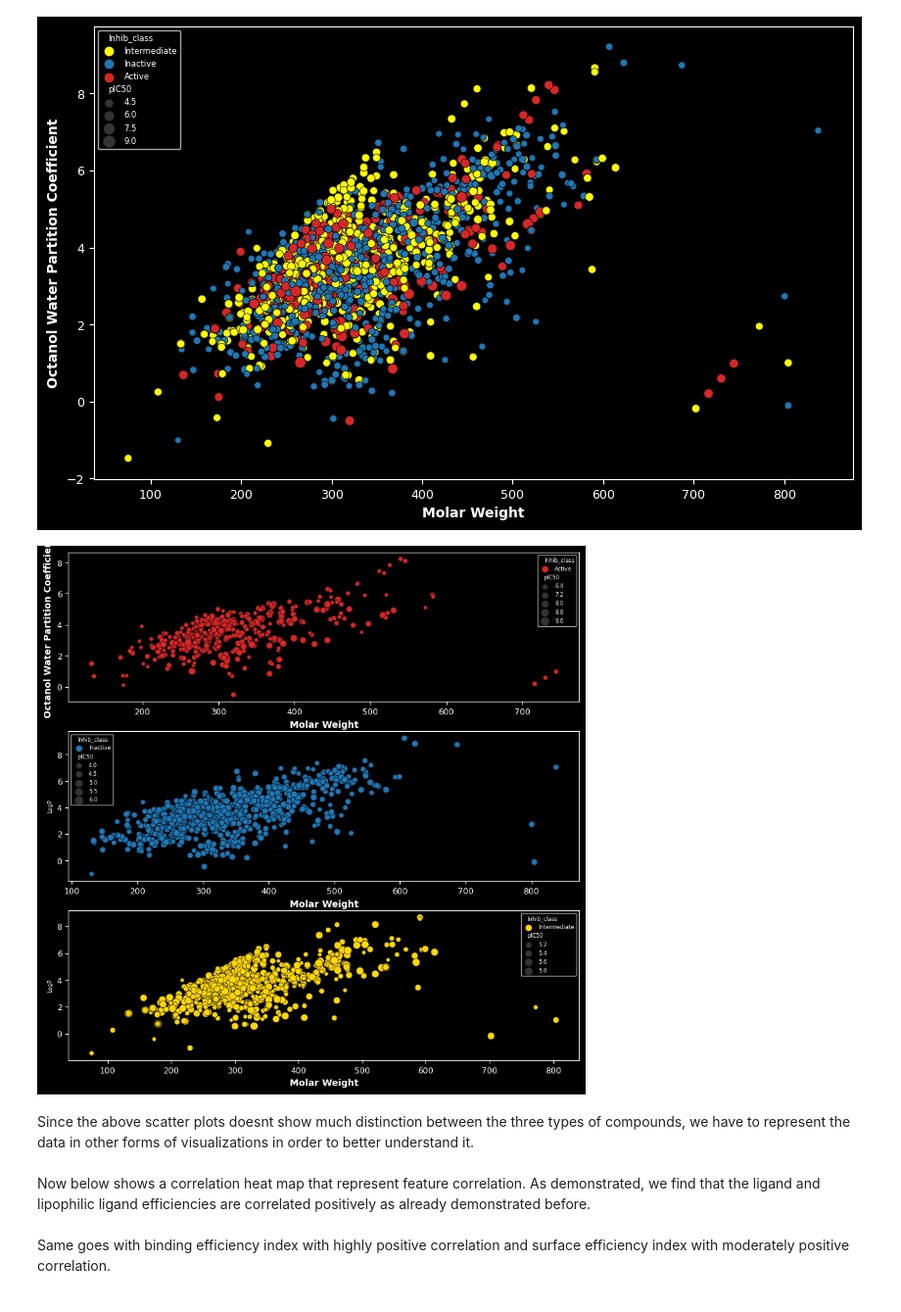
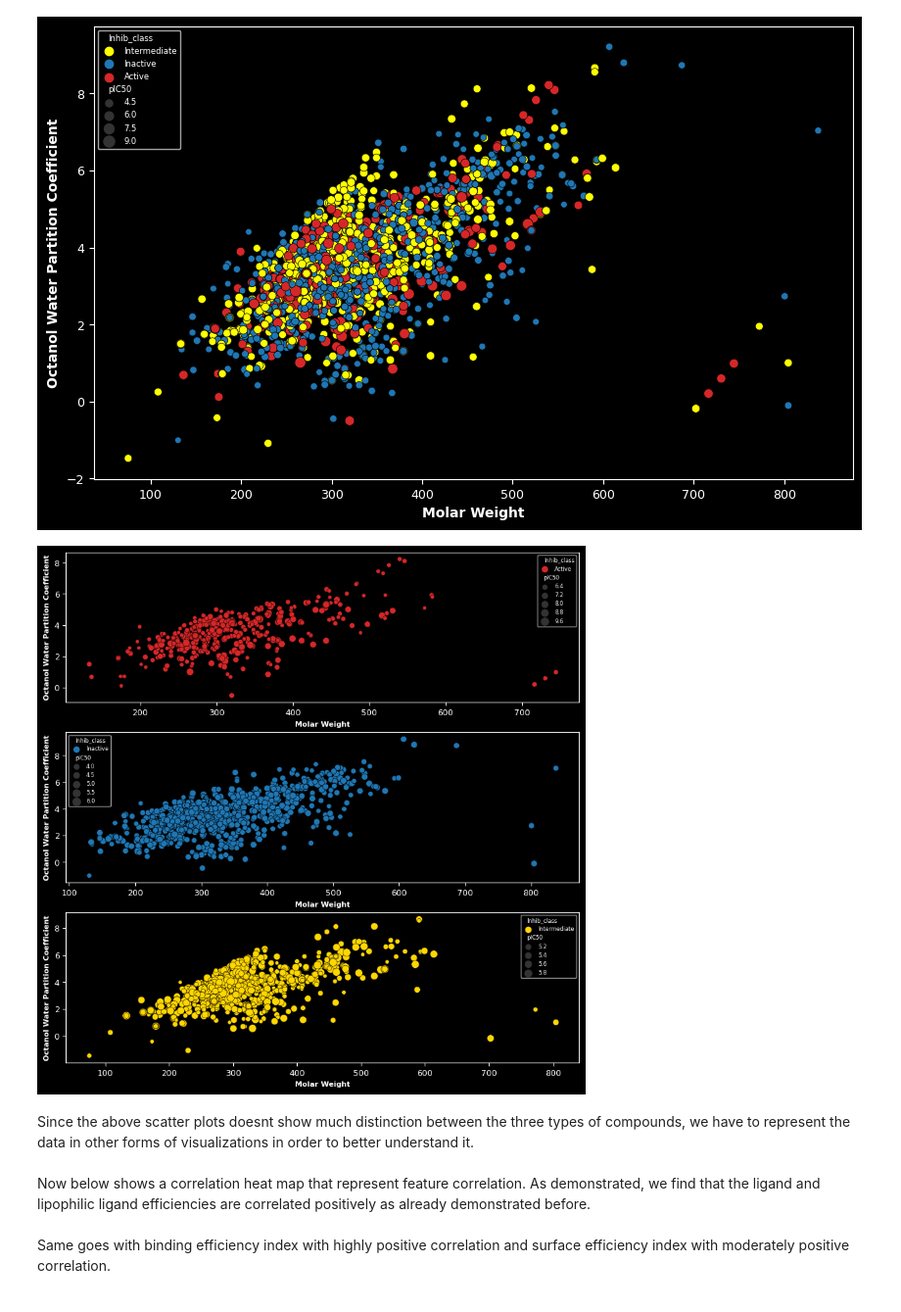
Before and after one commit to Diacod-I/BourneToKill, a Jupyter notebook: BioInfo.ipynb, the cells around one changed output. Shown at 98% size. Drawn from its saved outputs; the diff is of its cells as text; code cells hidden in the pictures.

```diff
--- a/BioInfo.ipynb
+++ b/BioInfo.ipynb
@@ -785,16 +785,16 @@ plt.show()
 # %%
 scfig,scax = plt.subplots(3,1,figsize=(10,10))
 sns.scatterplot(x='MW',y='LogP',data=ligdf[ligdf['Inhib_class']=='Active'],size='pIC50',hue='Inhib_class',edgecolor='k',palette=["tab:red"],ax=scax[0])
-scax[0].set_xlabel('Molar Weight',fontsize=10,fontweight='bold'),scax[0].set_ylabel('Octanol Water Partition Coefficient',fontsize=10,fontweight='bold')
+scax[0].set_xlabel('Molar Weight',fontsize=8,fontweight='bold'),scax[0].set_ylabel('Octanol Water Partition Coefficient',fontsize=8,fontweight='bold')
 scax[0].tick_params(axis='both',labelsize=9)
 sns.scatterplot(x='MW',y='LogP',data=ligdf[ligdf['Inhib_class']=='Inactive'],size='pIC50',hue='Inhib_class',edgecolor='k',palette=["tab:blue"],ax=scax[1])
-scax[1].set_xlabel('Molar Weight',fontsize=10,fontweight='bold'),scax[0].set_ylabel('Octanol Water Partition Coefficient',fontsize=10,fontweight='bold')
+scax[1].set_xlabel('Molar Weight',fontsize=8,fontweight='bold'),scax[1].set_ylabel('Octanol Water Partition Coefficient',fontsize=8,fontweight='bold')
 scax[1].tick_params(axis='both',labelsize=9)
 sns.scatterplot(x='MW',y='LogP',data=ligdf[ligdf['Inhib_class']=='Intermediate'],size='pIC50',hue='Inhib_class',edgecolor='k',palette=["gold"],ax=scax[2])
-scax[2].set_xlabel('Molar Weight',fontsize=10,fontweight='bold'),scax[0].set_ylabel('Octanol Water Partition Coefficient',fontsize=10,fontweight='bold')
+scax[2].set_xlabel('Molar Weight',fontsize=8,fontweight='bold'),scax[2].set_ylabel('Octanol Water Partition Coefficient',fontsize=8,fontweight='bold')
 scax[2].tick_params(axis='both',labelsize=9)
 # %% [output]
-[figure, old version]
+[figure, new version]
 # %% [markdown]
 Since the above scatter plots doesnt show much distinction between the three types of compounds, we have to represent the data in other forms of visualizations in order to better understand it.<br><br>Now below shows a correlation heat map that represent feature correlation. As demonstrated, we find that the ligand and lipophilic ligand efficiencies are correlated positively as already demonstrated before.<br><br>Same goes with binding efficiency index with highly positive correlation and surface efficiency index with moderately positive correlation.<br><br>Now we can find some more interesting insights, such as the moderate positive correlation between the Molar Weight and Number of Hydrogen Acceptors. Similiar correlations can be seen with Molar Weight and the Octanol-Water Partition coefficient.<br><br>Another crucial insight we can draw from the data is that Octanol-Water Partition coefficient is negatively correlated with Lipophilic Ligand efficiency and Lipophilic Ligand efficiency is well correlated with pIC<sub>50</sub>.<br><br>This is crucial to note as Octanol-Water Partition coefficient is used to represent the solubility of compounds in fat-like solvents, more the number, more it is likely to form solutions with fat solvents.<br><br>
 Lipophilic Ligand Efficiency is determined by the following formula:<br><br>
```
Also changed, not shown: parts of 1 cell of this notebook.
